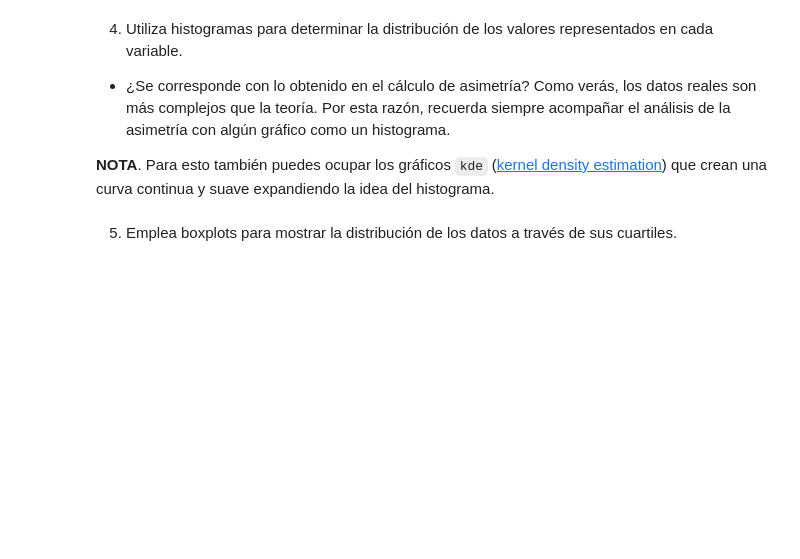
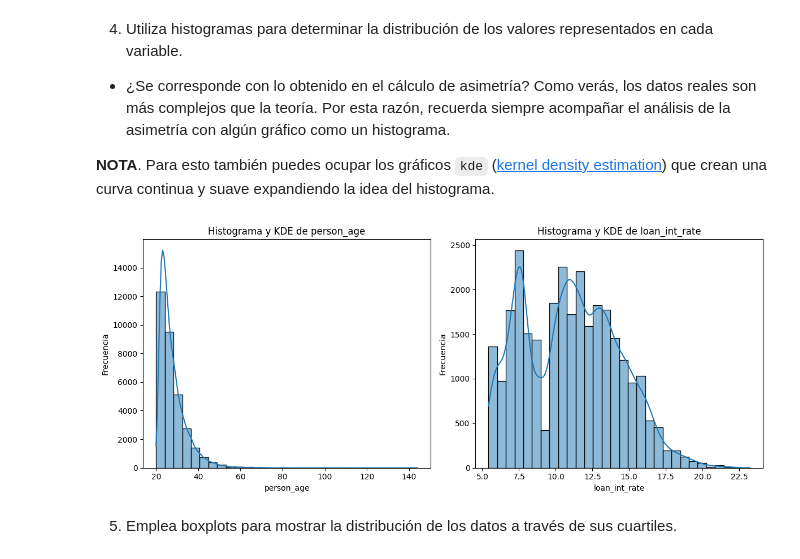
Before and after one commit to LAGRA01251467/Ciencia-de-Datos-A01251467, a Jupyter notebook: Actividad4EDA_A01251467.ipynb, the cells around one changed output. Cells and saved outputs as stored; diff of their text form; code cells hidden in the pictures; blank space fills up the shorter version.

```diff
--- a/Actividad4EDA_A01251467.ipynb
+++ b/Actividad4EDA_A01251467.ipynb
@@ -68,5 +149,21 @@ df
 *   ¿Se corresponde con lo obtenido en el cálculo de asimetría? Como verás, los datos reales son más complejos que la teoría. Por esta razón, recuerda siempre acompañar el análisis de la asimetría con algún gráfico como un histograma.
 
 **NOTA**. Para esto también puedes ocupar los gráficos `kde` ([kernel density estimation](https://www.cienciadedatos.net/documentos/pystats02-kernel-density-estimation-kde-python.html)) que crean una curva continua y suave expandiendo la idea del histograma.
+# %%
+variables = ['person_age', 'loan_int_rate']
+
+plt.figure(figsize=(12, 5))
+
+for i, col in enumerate(variables):
+    plt.subplot(1, 2, i + 1)
+    sns.histplot(df[col], kde=True, bins=30)
+    plt.title(f'Histograma y KDE de {col}')
+    plt.xlabel(col)
+    plt.ylabel('Frecuencia')
+
+plt.tight_layout()
+plt.show()
+# %% [output]
+[figure, added]
 # %% [markdown]
 5. Emplea boxplots para mostrar la distribución de los datos a través de sus cuartiles.
```
Also changed, not shown: parts of 10 cells of this notebook.
